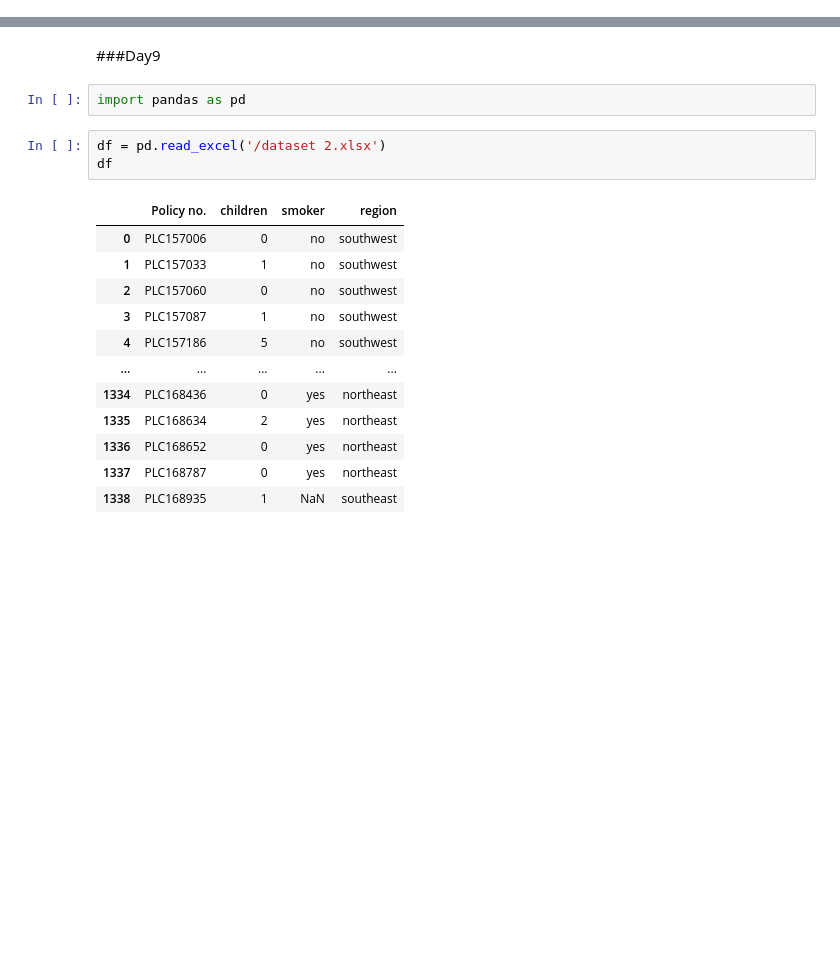
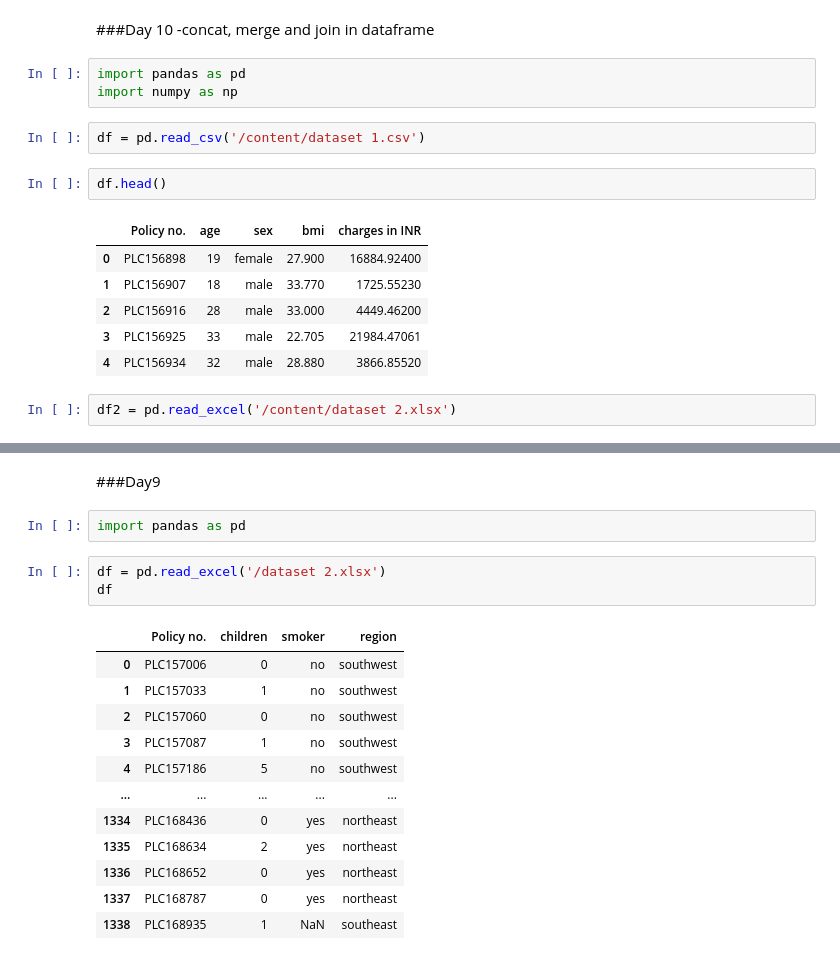
Before and after one commit to ShravanJadhav/DataScience_Practice, a Jupyter notebook: DataScience_Python.ipynb, the cells around one changed output, grey strips where cells are left out. Cells and saved outputs as stored; diff of their text form; blank space fills up the shorter version.

```diff
--- a/DataScience_Python.ipynb
+++ b/DataScience_Python.ipynb
@@ -0,0 +1,19 @@
+# %% [markdown]
+###Day 10
+-concat, merge and join in dataframe
+# %%
+import pandas as pd
+import numpy as np
+# %%
+df = pd.read_csv('/content/dataset 1.csv')
+# %%
+df.head()
+# %% [output]
+|  | Policy no. | age | sex | bmi | charges in INR |
+| 0 | PLC156898 | 19 | female | 27.900 | 16884.92400 |
+| 1 | PLC156907 | 18 | male | 33.770 | 1725.55230 |
+| 2 | PLC156916 | 28 | male | 33.000 | 4449.46200 |
+| 3 | PLC156925 | 33 | male | 22.705 | 21984.47061 |
+| 4 | PLC156934 | 32 | male | 28.880 | 3866.85520 |
+# %%
+df2 = pd.read_excel('/content/dataset 2.xlsx')
```
Also changed, not shown: parts of 8 cells of this notebook.
